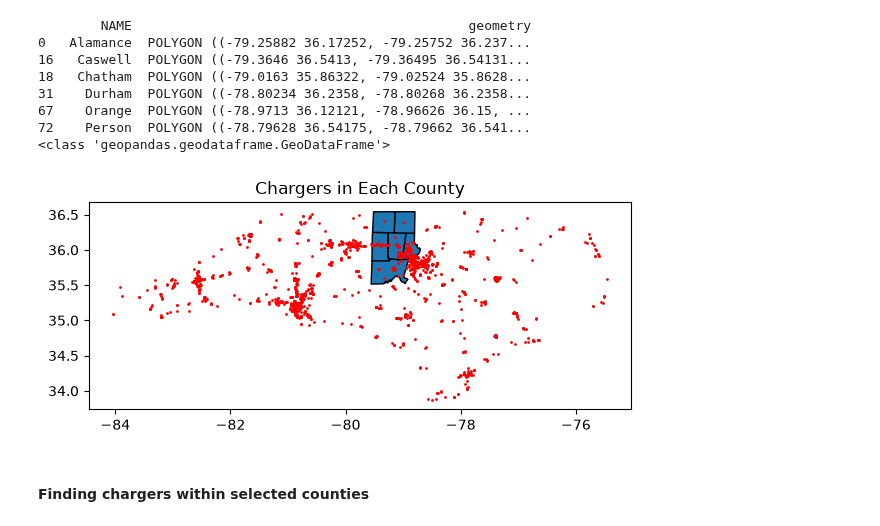
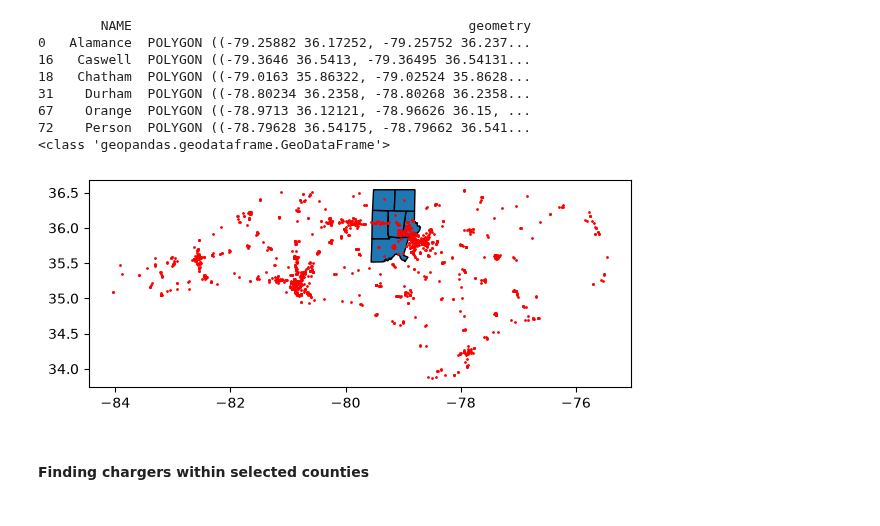
Before and after one commit to lexileach/geog592-lexleach, a Jupyter notebook: homework/week07/lexleach-hw08-geoprocessing.ipynb, the cells around one changed output. Drawn from its saved outputs; the diff is of its cells as text; code cells hidden in the pictures.

```diff
--- a/homework/week07/lexleach-hw08-geoprocessing.ipynb
+++ b/homework/week07/lexleach-hw08-geoprocessing.ipynb
@@ -163,15 +163,15 @@ plt.show()
 counties = raw_counties[["NAME","geometry"]].copy()
 # %%
 # Filtering only rows of interest
-near_chap = counties[(counties['NAME'] == "Orange") |
+counties_near_chap = counties[(counties['NAME'] == "Orange") |
                      (counties['NAME'] == "Durham") |
                      (counties['NAME'] == "Chatham") |
                      (counties['NAME'] == "Alamance") |
                      (counties['NAME'] == "Person") |
                      (counties['NAME'] == "Caswell")].copy()
 
-print(near_chap)
-print(type(near_chap))
+print(counties_near_chap)
+print(type(counties_near_chap))
 # %% [output]
         NAME                                           geometry
 0   Alamance  POLYGON ((-79.25882 36.17252, -79.25752 36.237...
@@ -184,12 +184,11 @@ print(type(near_chap))
 # %%
 # Plotting only counties near Chapel Hill
 fig, ax = plt.subplots(figsize=(7,7))
-near_chap.plot(ax=ax, edgecolor="black")
+counties_near_chap.plot(ax=ax, edgecolor="black")
 chargers.plot(ax=ax, markersize=1, c="red")
-ax.set_title("Chargers in Each County")
 plt.show()
 # %% [output]
-[figure, old version]
+[figure, new version]
 # %% [markdown]
 #### Finding chargers within selected counties
 # %%
```
Also changed, not shown: parts of 11 cells of this notebook, 1 other file.
